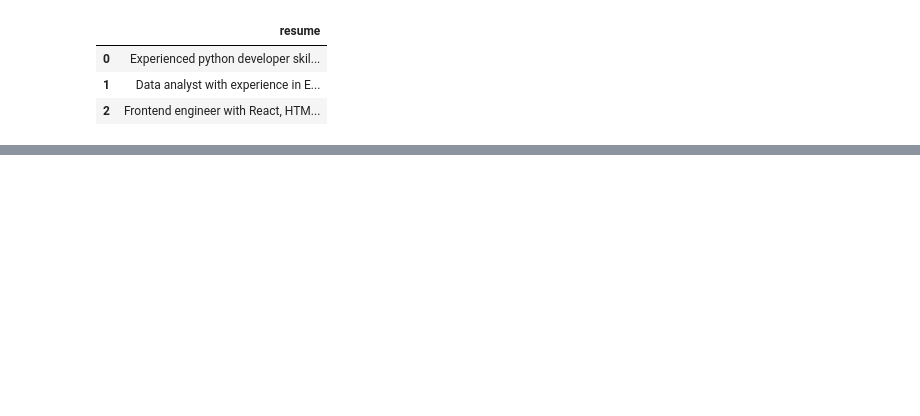
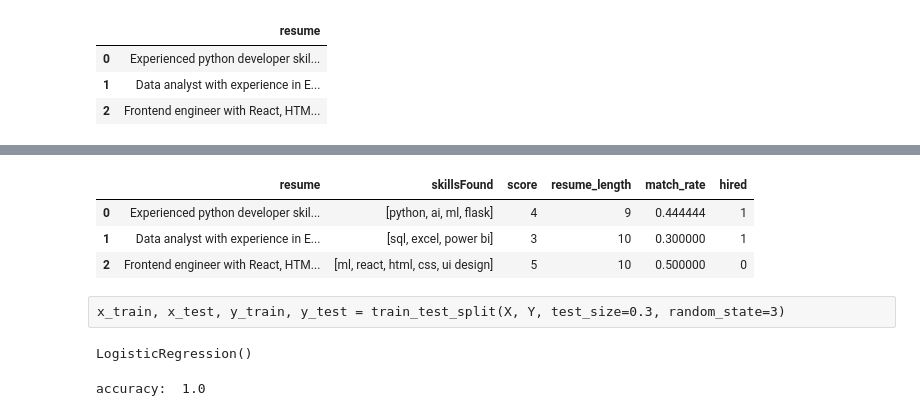
Before and after one commit to AnveshPeddelli/ai-agent-apex, a Jupyter notebook: ai-agent-suite/D1_ResumeSkillExtractor.ipynb, the cells around one changed output, grey strips where cells are left out. Saved outputs shown, nothing was run; the diff lists cells and outputs as text; code cells hidden in the pictures; blank space fills up the shorter version.

Commit message:
feat: improved hiring model with more features_(Day 4)

```diff
--- a/ai-agent-suite/D1_ResumeSkillExtractor.ipynb
+++ b/ai-agent-suite/D1_ResumeSkillExtractor.ipynb
@@ -45,0 +46,10 @@ df.sort_values(by='score', ascending=False)
+# %%
+df['resume_length'] = df['resume'].apply(lambda x: len(x.split()))
+df['match_rate'] = df['score']/df['resume_length']
+df['hired'] = [1,1,0]
+df
+# %% [output]
+|  | resume | skillsFound | score | resume_length | match_rate | hired |
+| 0 | Experienced python developer skil... | [python, ai, ml, flask] | 4 | 9 | 0.444444 | 1 |
+| 1 | Data analyst with experience in E... | [sql, excel, power bi] | 3 | 10 | 0.300000 | 1 |
+| 2 | Frontend engineer with React, HTM... | [ml, react, html, css, ui design] | 5 | 10 | 0.500000 | 0 |
@@ -45,0 +64,12 @@ df.sort_values(by='score', ascending=False)
+# %% [raw]
+x_train, x_test, y_train, y_test = train_test_split(X, Y, test_size=0.3, random_state=3)
+# %%
+model.fit(x_train, y_train)
+# %% [output]
+LogisticRegression()
+# %%
+from sklearn.metrics import accuracy_score
+y_pred = model.predict(x_test)
+print("accuracy: ", accuracy_score(y_test, y_pred))
+# %% [output]
+accuracy:  1.0
```
Also changed, not shown: parts of 4 cells of this notebook.
